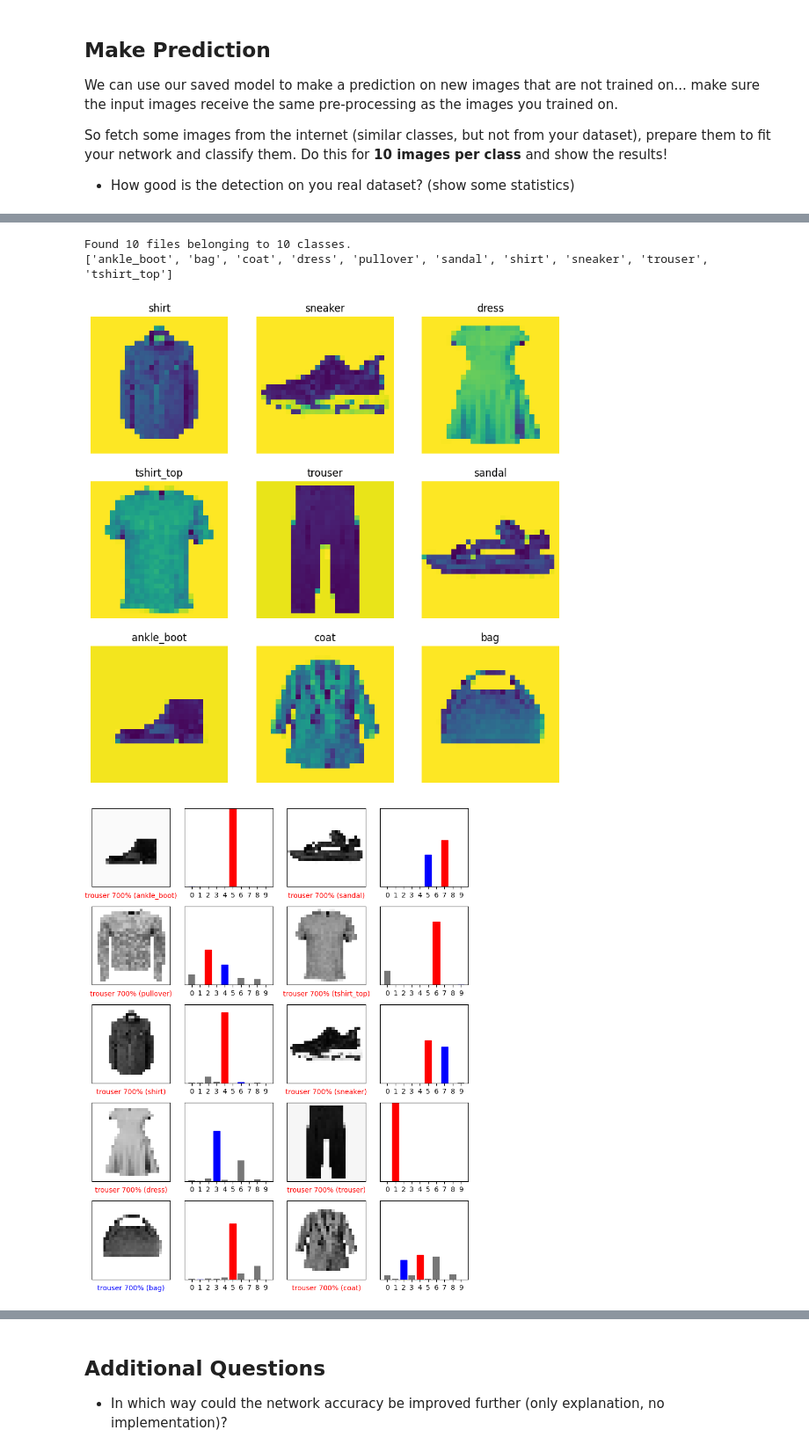
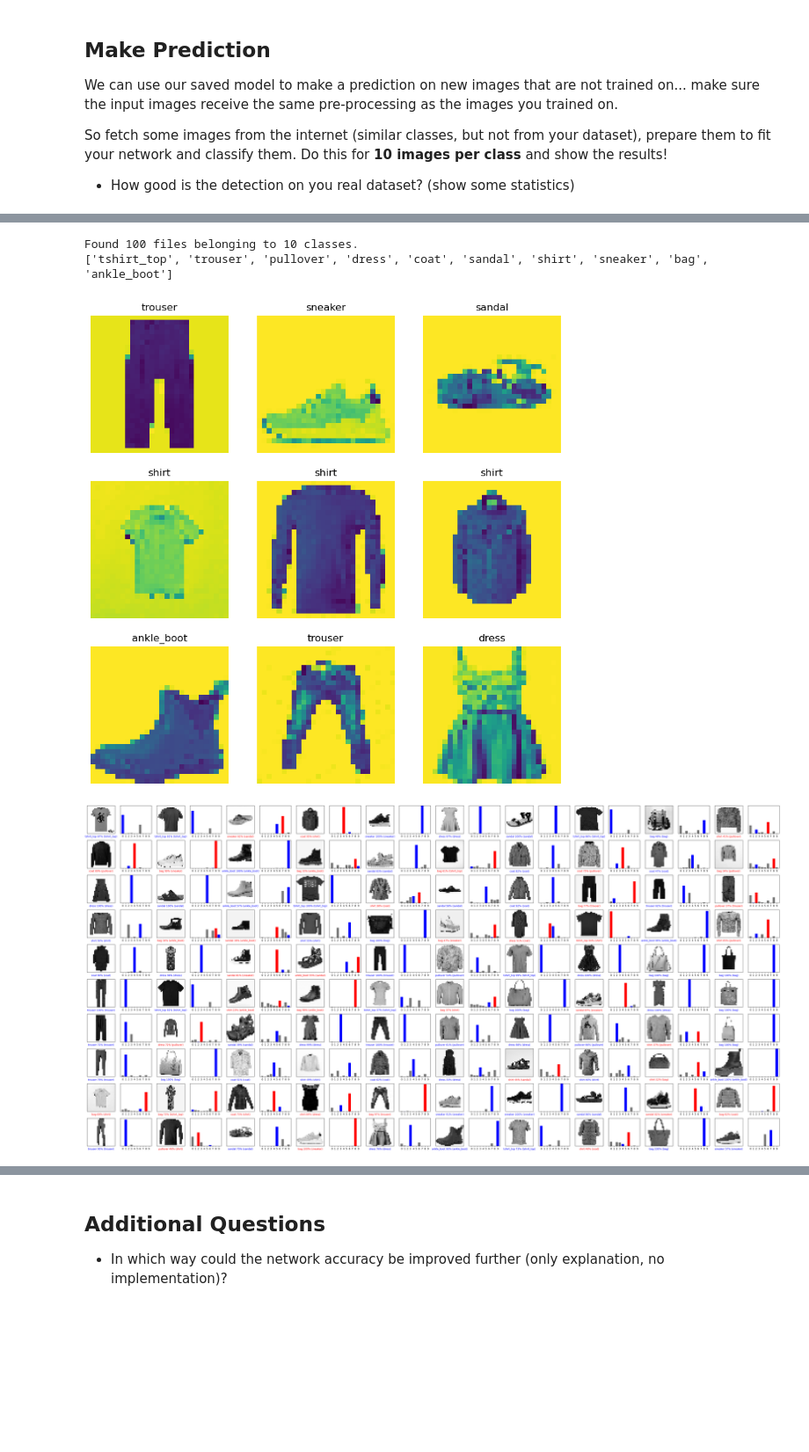
Before and after one commit to yannick1203/AIS_Group2, a Jupyter notebook: Assignment2/Code/PartA/Assignment2_PART_A_V3_test.ipynb, the cells around one changed output, grey strips where cells are left out. Shown at 88% size. Cells and saved outputs as stored; diff of their text form; code cells hidden in the pictures; blank space fills up the shorter version.

```diff
--- a/Assignment2/Code/PartA/Assignment2_PART_A_V3_test.ipynb
+++ b/Assignment2/Code/PartA/Assignment2_PART_A_V3_test.ipynb
@@ -166,7 +161,7 @@ So fetch some images from the internet (similar classes, but not from your datas
 * How good is the detection on you real dataset? (show some statistics)
 # %%
 import os
-prediction_ds_img_folder = "./testset/datasetPrediction/"
+prediction_ds_img_folder = "./testset/datasetTest/"
 
 jpgCount = sum([len(files) for r, d, files in os.walk(prediction_ds_img_folder)])
 print(jpgCount)
@@ -182,13 +177,15 @@ prediction_ds = tf.keras.utils.image_dataset_from_directory(
     color_mode= 'grayscale',
     image_size=(img_height, img_width),
     #shuffle= False,
-    batch_size=batch_size)
+    batch_size=batch_size,
+    class_names=['tshirt_top', 'trouser', 'pullover', 'dress', 'coat', 'sandal', 'shirt', 'sneaker', 'bag', 'ankle_boot'],
+    interpolation='nearest')
 
 class_namesT = prediction_ds.class_names
 print(class_namesT)
 # %% [output]
-Found 10 files belonging to 10 classes.
-['ankle_boot', 'bag', 'coat', 'dress', 'pullover', 'sandal', 'shirt', 'sneaker', 'trouser', 'tshirt_top']
+Found 100 files belonging to 10 classes.
+['tshirt_top', 'trouser', 'pullover', 'dress', 'coat', 'sandal', 'shirt', 'sneaker', 'bag', 'ankle_boot']
 # %%
 
 
@@ -200,7 +197,7 @@ for images, labels in prediction_ds.take(1):
     plt.title(class_namesT[labels[i]])
     plt.axis("off")
 # %% [output]
-[figure, old version]
+[figure, new version]
 # %%
 def inverseImageBW_array(originalImage):
     temp = 1 - originalImage
@@ -214,7 +211,7 @@ for image_batch, labels_batch in prediction_ds:
 
 
 x_validation = inverseImageBW_array(np.array(x_validation) / 255)
-x_validation = np.reshape(x_validation, (10,28,28))
+x_validation = np.reshape(x_validation, (batch_size,28,28))
 y_validation = np.array(y_validation)
 
 x_validation = x_validation + 1
@@ -242,46 +239,39 @@ def plot_image(i, predictions_array, true_label, img):
 
   plt.xlabel("{} {:2.0f}% ({})".format(class_names[predicted_label],
                                 100*np.max(predictions_array),
-                                class_namesT[true_label]),
+                                class_names[true_label]),
                                 color=color)
-######## HIEEEER ZIT DE FOUT ONGEVEER, LABELS GAAT FOUT ###########
-def plot_image_2(i, prediction_labels, true_label, img):
-  true_label, img = true_label[i], img[i]
-  plt.grid(False)
-  plt.xticks([])
-  plt.yticks([])
-
-  plt.imshow(img, cmap=plt.cm.binary)
-
 
 def plot_value_array(i, predictions_array, true_label):
   true_label = true_label[i]
   plt.grid(False)
-  plt.xticks(range(jpgCount))
+  plt.xticks(range(10))
   plt.yticks([])
-  thisplot = plt.bar(range(jpgCount), predictions_array, color="#777777")
+  thisplot = plt.bar(range(10), predictions_array, color="#777777")
   plt.ylim([0, 1])
   predicted_label = np.argmax(predictions_array)
 
   thisplot[predicted_label].set_color('red')
   thisplot[true_label].set_color('blue')
+
+  thisplot[true_label].set_color('blue')
 # %%
 # Plot the first X test images, their predicted labels, and the true labels.
 # Color correct predictions in blue and incorrect predictions in red.
-num_rows = 5
-num_cols = 2
+num_rows = 10
+num_cols = 10
 num_images = num_rows*num_cols
 plt.figure(figsize=(2*2*num_cols, 2*num_rows))
 
 for i in range(num_images):
     plt.subplot(num_rows, 2*num_cols, 2*i+1)
-    plot_image(i, predictionLabels, realLabels, predictSource)
+    plot_image(i, predictions[i], realLabels, predictSource)
     plt.subplot(num_rows, 2*num_cols, 2*i+2)
     plot_value_array(i, predictions[i], realLabels)
 plt.tight_layout()
 plt.show()
 # %% [output]
-[figure, old version]
+[figure, new version]
 # %%
 from sklearn.metrics import confusion_matrix, ConfusionMatrixDisplay
 
```
Also changed, not shown: parts of 8 cells of this notebook, 23 other files.
